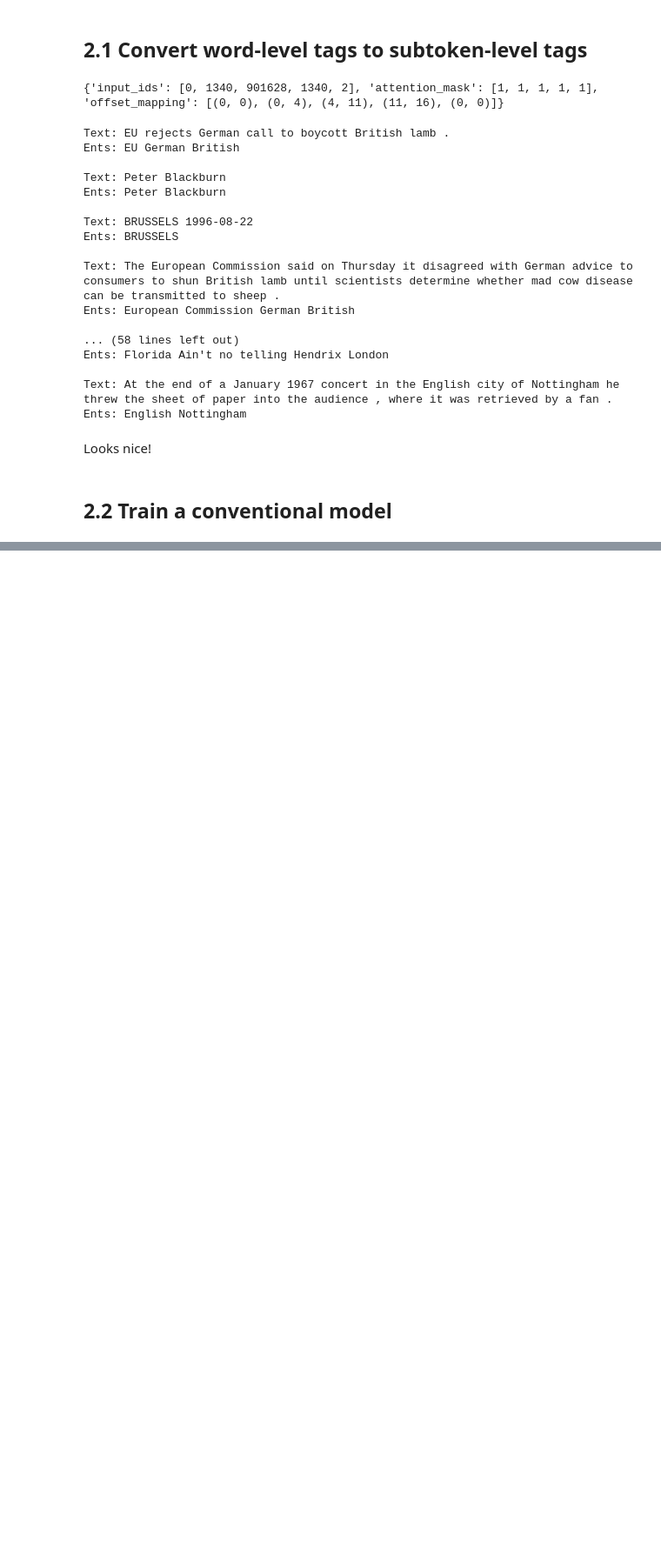
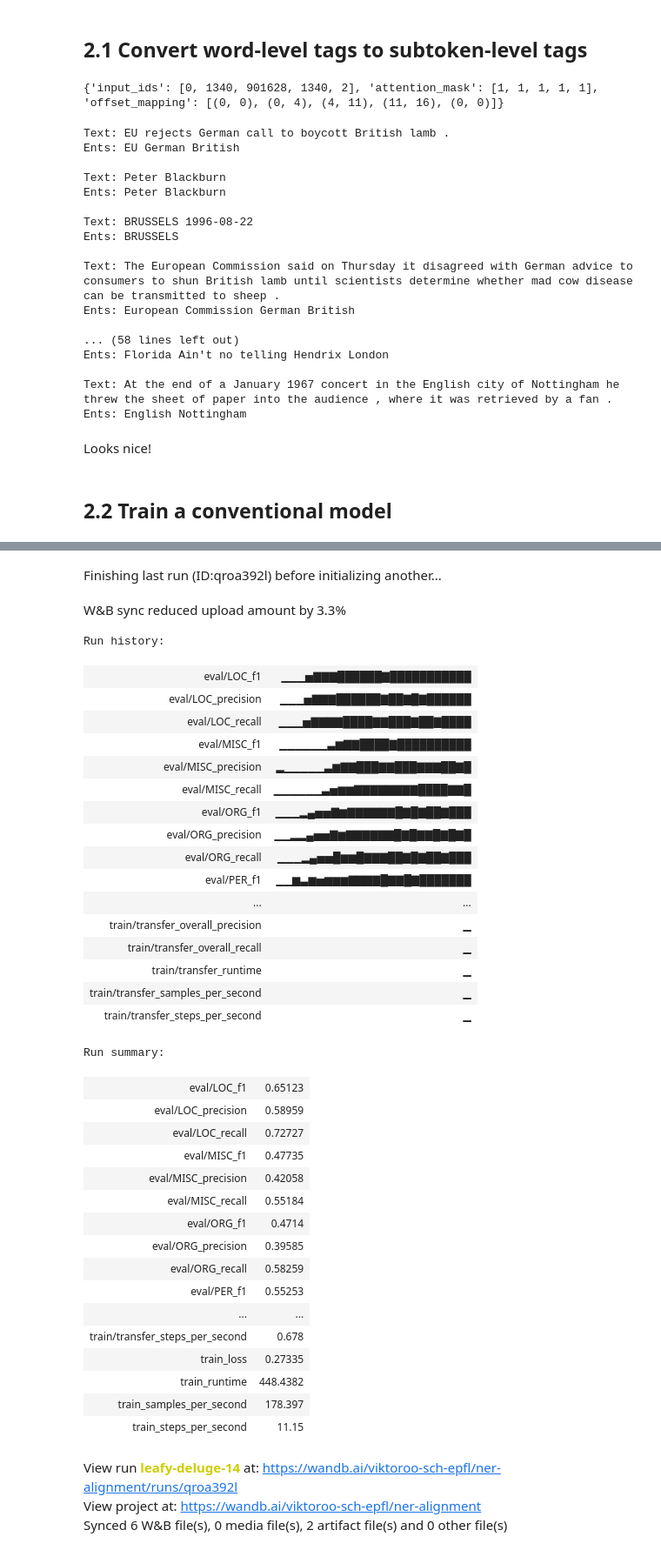
Before and after one commit to ViktorooReps/aligned_ner, a Jupyter notebook: test.ipynb, the cells around one changed output, grey strips where cells are left out. Shown at 87% size. Saved outputs shown, nothing was run; the diff lists cells and outputs as text; code cells hidden in the pictures; blank space fills up the shorter version.

```diff
--- a/test.ipynb
+++ b/test.ipynb
@@ -351,0 +416,41 @@ zsh:1: no matches found: transformers[torch]
+# %%
+run_name = f'xlm-v-base-finetuned-l11-conll03/{datetime.now().strftime("%m-%d")}/{n_run}'
+wandb.init(resume=False, reinit=True, dir=run_name, project='ner-alignment')
+n_run += 1
+model = XLMRobertaForTokenClassification.from_pretrained('facebook/xlm-v-base', num_labels=9, classifier_dropout=0.1, hidden_dropout_prob=0.1, skip_last_layer=True)
+model.roberta.embeddings.requires_grad_(False)  # freeze input embeddings to avoid parameter shift (training on english and inferencing on africaans -> different tokens are activated)
+xlm_tok = AutoTokenizer.from_pretrained('facebook/xlm-v-base')
+trainer = Trainer(
+    model=model,
+    args=TrainingArguments(
+        output_dir=run_name,
+        overwrite_output_dir=True,
+        eval_strategy='steps',
+        eval_delay=0.001,
+        per_device_train_batch_size=16,
+        per_device_eval_batch_size=128,
+        learning_rate=2e-5,
+        max_grad_norm=10,
+        max_steps=5000,
+        lr_scheduler_type='cosine',
+        lr_scheduler_kwargs={ 'num_cycles': 0.5 },
+        warmup_ratio=0.05,
+        adam_epsilon=1e-8,
+        adam_beta1=0.9,
+        adam_beta2=0.999,
+        weight_decay=0.01,
+        logging_steps=100,
+        bf16=True,
+        eval_steps=200,
+        dataloader_num_workers=4,
+        torch_compile=True,
+        include_num_input_tokens_seen=True,
+        disable_tqdm=True
+    ),
+    data_collator=partial(collate_fn, pad_token=xlm_tok.pad_token_id),
+    train_dataset=Dataset(load_from_disk('data/train'), tokenizer_name='xlm-v'),
+    eval_dataset=Dataset(load_from_disk('data/valid'), tokenizer_name='xlm-v'),
+    compute_metrics=compute_ner_metrics
+)
+trainer.train()
+# %% [output]
@@ -351,0 +458,39 @@ zsh:1: no matches found: transformers[torch]
+Finishing last run (ID:qroa392l) before initializing another...
+W&B sync reduced upload amount by 3.3%
+Run history:
+| eval/LOC_f1 | ▁▁▁▅▇▇▇██████▇███████████ |
+| eval/LOC_precision | ▁▁▁▅▇▇▇██████▇██▇█▇██████ |
+| eval/LOC_recall | ▁▁▁▅▇▇▇▇████▇▇███▇██▇████ |
+| eval/MISC_f1 | ▁▁▁▁▁▁▃▆▇▇████▇██████████ |
+| eval/MISC_precision | ▂▁▁▁▁▁▃▆▇▇███▇▇███▇▇▇██▇█ |
+| eval/MISC_recall | ▁▁▁▁▁▁▃▅▆▆▇▇▇▇▇▇▇▇████▇▇█ |
+| eval/ORG_f1 | ▁▁▁▂▄▅▅▇▆▇▇▇▇▇▇█▇█▇██▇███ |
+| eval/ORG_precision | ▁▁▂▂▄▅▅▇▆▇▇▇▇▇▇█▇█▇▇█▇█▇█ |
+| eval/ORG_recall | ▁▁▁▂▄▅▅█▆▆█▇▇▇██▇█▇██▇███ |
+| eval/PER_f1 | ▁▁▆▃▆▅▆▆▆▇▇▇▇█▇▇█▇███████ |
+| ... | ... |
+| train/transfer_overall_precision | ▁ |
+| train/transfer_overall_recall | ▁ |
+| train/transfer_runtime | ▁ |
+| train/transfer_samples_per_second | ▁ |
+| train/transfer_steps_per_second | ▁ |
+Run summary:
+| eval/LOC_f1 | 0.65123 |
+| eval/LOC_precision | 0.58959 |
+| eval/LOC_recall | 0.72727 |
+| eval/MISC_f1 | 0.47735 |
+| eval/MISC_precision | 0.42058 |
+| eval/MISC_recall | 0.55184 |
+| eval/ORG_f1 | 0.4714 |
+| eval/ORG_precision | 0.39585 |
+| eval/ORG_recall | 0.58259 |
+| eval/PER_f1 | 0.55253 |
+| ... | ... |
+| train/transfer_steps_per_second | 0.678 |
+| train_loss | 0.27335 |
+| train_runtime | 448.4382 |
+| train_samples_per_second | 178.397 |
+| train_steps_per_second | 11.15 |
+View run leafy-deluge-14 at: https://wandb.ai/viktoroo-sch-epfl/ner-alignment/runs/qroa392l
+View project at: https://wandb.ai/viktoroo-sch-epfl/ner-alignment
+Synced 6 W&B file(s), 0 media file(s), 2 artifact file(s) and 0 other file(s)
```
Also changed, not shown: parts of 10 cells of this notebook, 1 other file.
